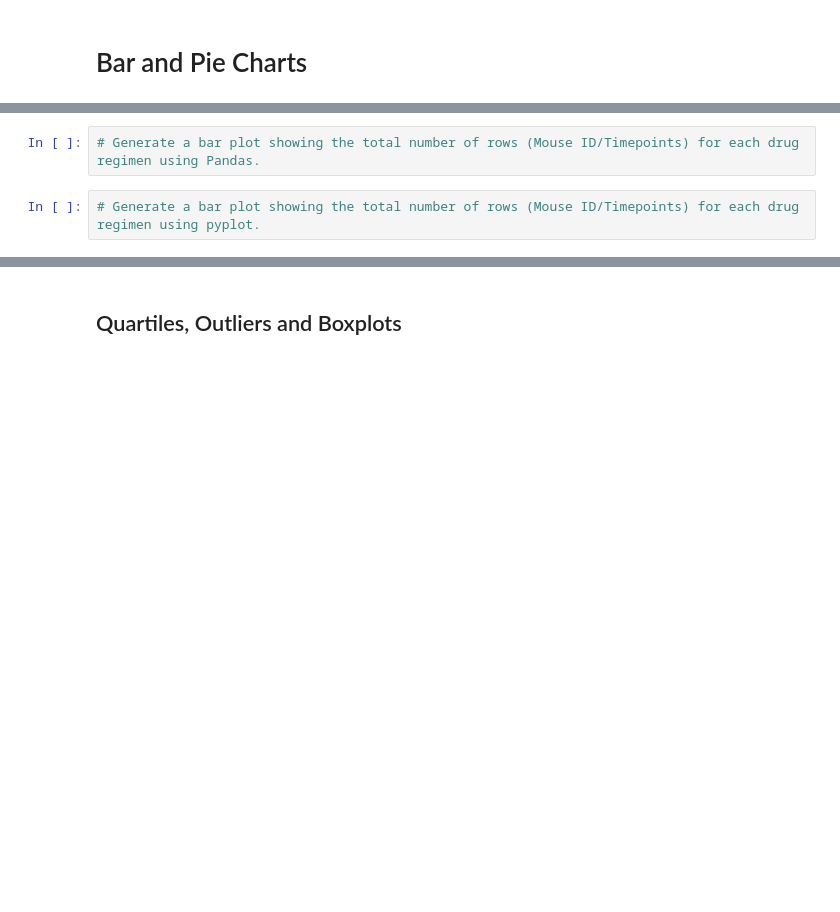
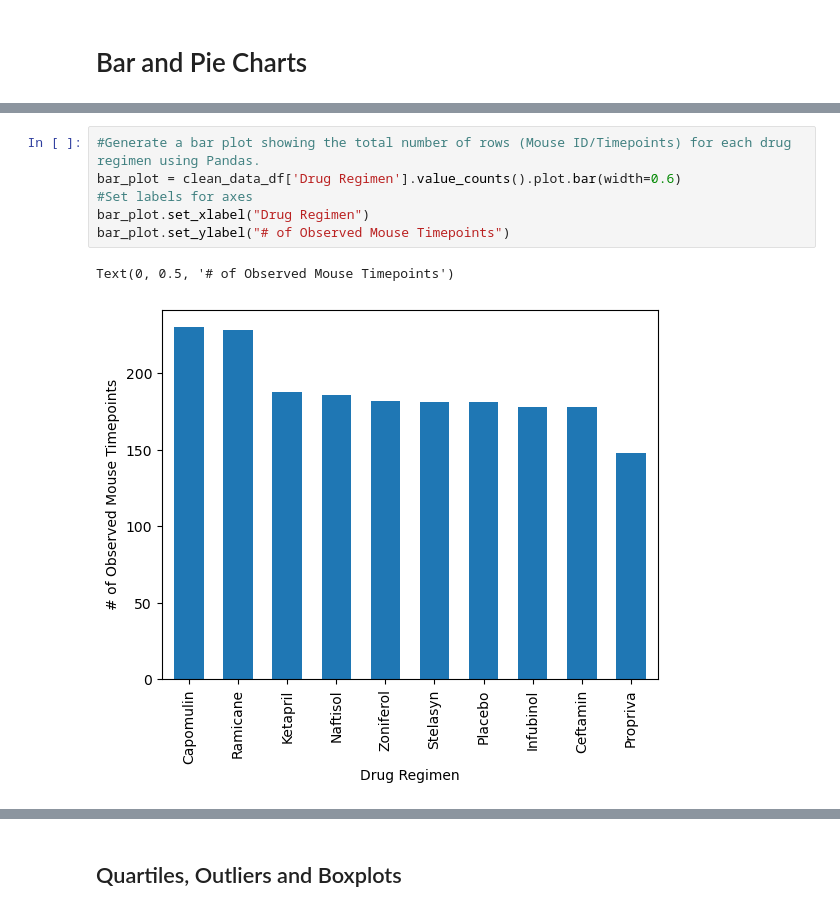
Before and after one commit to hrobinl/Pymaceuticals-challenge, a Jupyter notebook: pymaceuticals_starter.ipynb, the cells around one changed output, grey strips where cells are left out. Cells and saved outputs as stored; diff of their text form; blank space fills up the shorter version.

```diff
--- a/pymaceuticals_starter.ipynb
+++ b/pymaceuticals_starter.ipynb
@@ -212,4 +213,9 @@ Name: Drug Regimen, dtype: int64
 # %%
-# Generate a bar plot showing the total number of rows (Mouse ID/Timepoints) for each drug regimen using Pandas.
+#Generate a bar plot showing the total number of rows (Mouse ID/Timepoints) for each drug regimen using Pandas.
+bar_plot = clean_data_df['Drug Regimen'].value_counts().plot.bar(width=0.6)
+#Set labels for axes
+bar_plot.set_xlabel("Drug Regimen")
+bar_plot.set_ylabel("# of Observed Mouse Timepoints")
+# %% [output]
+Text(0, 0.5, '# of Observed Mouse Timepoints')
+[figure, added]
-# %%
-# Generate a bar plot showing the total number of rows (Mouse ID/Timepoints) for each drug regimen using pyplot.
```
Also changed, not shown: parts of 32 cells of this notebook.
